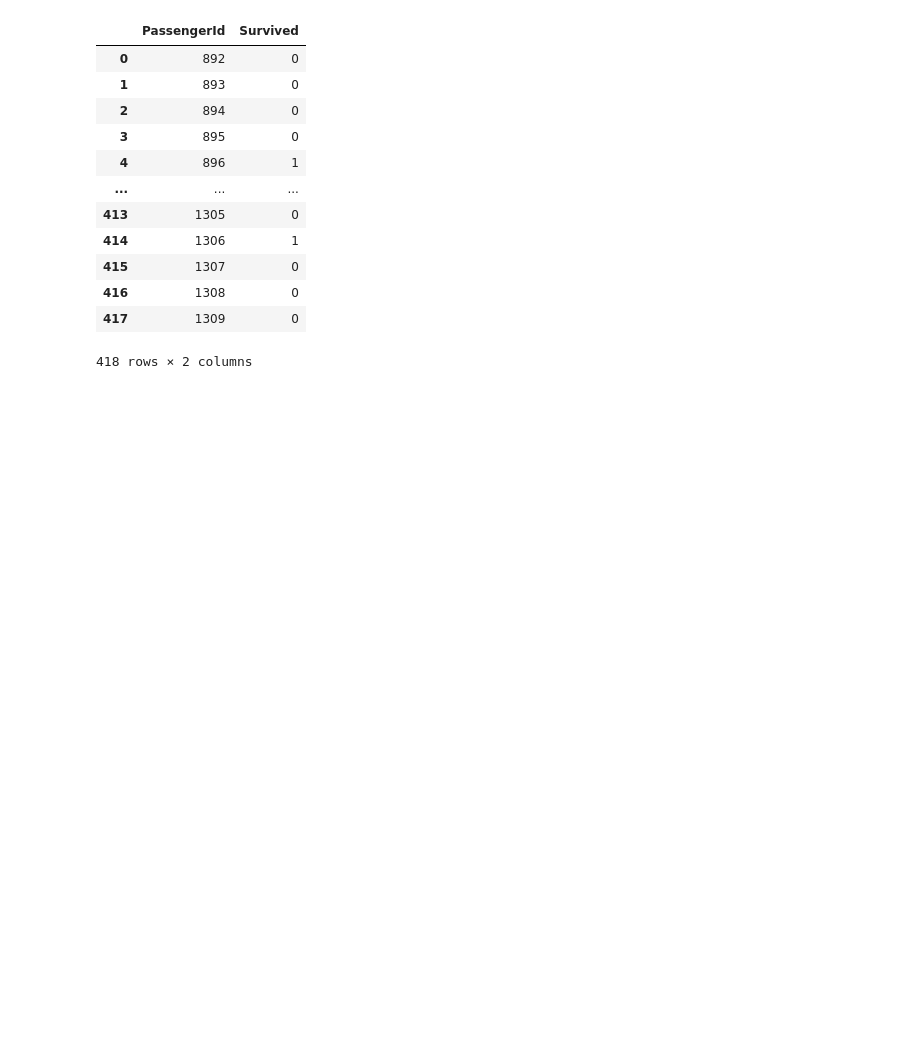
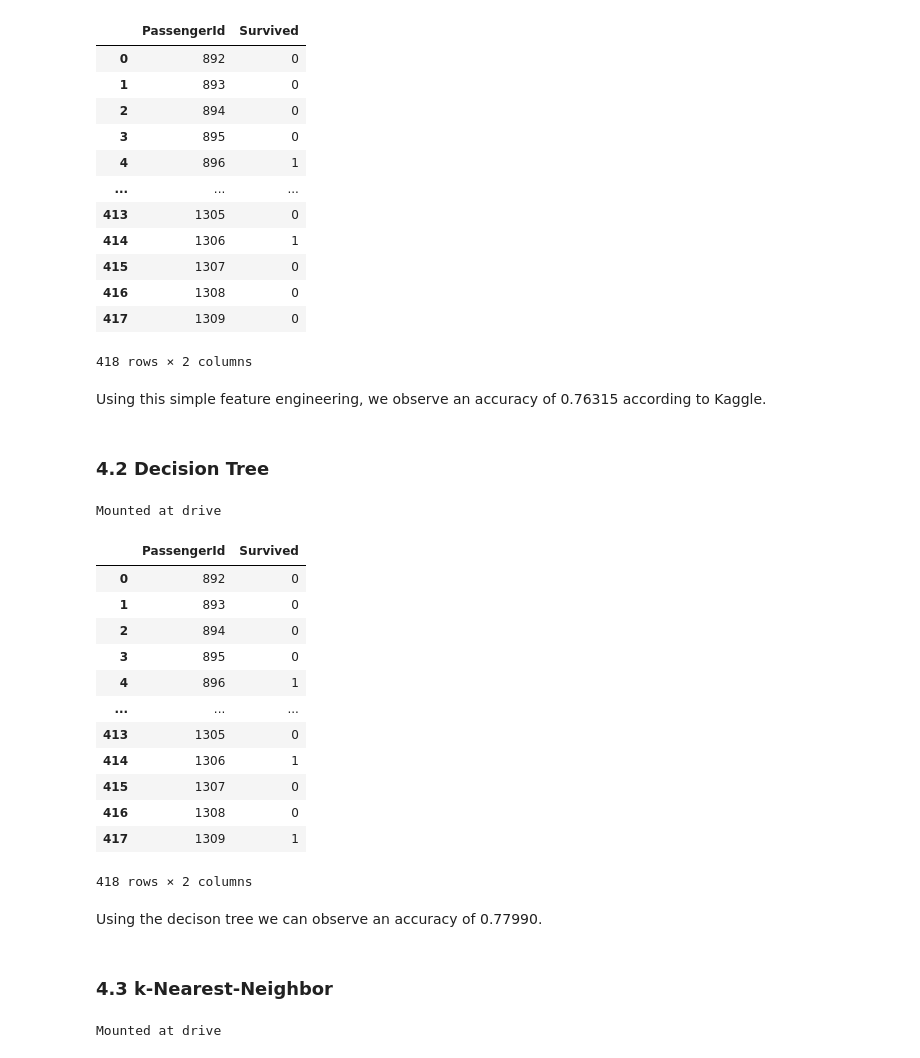
Before and after one commit to KonstantinQuant/kaggle-comps, a Jupyter notebook: titanic/titanic_classification.ipynb, the cells around one changed output. Saved outputs shown, nothing was run; the diff lists cells and outputs as text; code cells hidden in the pictures; blank space fills up the shorter version.

```diff
--- a/titanic/titanic_classification.ipynb
+++ b/titanic/titanic_classification.ipynb
@@ -150,10 +159,14 @@ X_train = scaler.fit_transform(X_train)
 X_test = scaler.transform(X_test)
 # %%
 def make_submission(y_pred):
-  logistic = {'PassengerId': titanic_test.PassengerId, 'Survived': y_pred}
-  logistic_submission = pd.DataFrame(data=logistic)
+  table = {'PassengerId': titanic_test.PassengerId, 'Survived': y_pred}
+  submission = pd.DataFrame(data=table)
 
-  return logistic_submission
+  drive.mount("drive", force_remount=True)
+  submission.to_csv("submission.csv", index=False)
+  !cp submission.csv "drive/My Drive/"
+
+  return submission
 # %% [markdown]
 # 4 Training the model
 # %% [markdown]
@@ -196,3 +211,38 @@ logistic_submission
 | 416 | 1308 | 0 |
 | 417 | 1309 | 0 |
 418 rows × 2 columns
+# %% [markdown]
+Using this simple feature engineering, we observe an accuracy of 0.76315 according to Kaggle.
+# %% [markdown]
+### 4.2 Decision Tree
+# %%
+from sklearn import tree
+
+clf = tree.DecisionTreeClassifier()
+clf = clf.fit(X_train, y_train)
+
+y_pred_tree = clf.predict(X_test)
+# %%
+tree_submission = make_submission(y_pred_tree)
+# %% [output]
+Mounted at drive
+# %%
+tree_submission
+# %% [output]
+|  | PassengerId | Survived |
+| 0 | 892 | 0 |
+| 1 | 893 | 0 |
+| 2 | 894 | 0 |
+| 3 | 895 | 0 |
+| 4 | 896 | 1 |
+| ... | ... | ... |
+| 413 | 1305 | 0 |
+| 414 | 1306 | 1 |
+| 415 | 1307 | 0 |
+| 416 | 1308 | 0 |
+| 417 | 1309 | 1 |
+418 rows × 2 columns
+# %% [markdown]
+Using the decison tree we can observe an accuracy of 0.77990.
+# %% [markdown]
+### 4.3 k-Nearest-Neighbor
@@ -198,0 +254,4 @@ logistic_submission
+# %%
+neigh_submission = make_submission(y_pred_neigh)
+# %% [output]
+Mounted at drive
```
Also changed, not shown: parts of 23 cells of this notebook.
